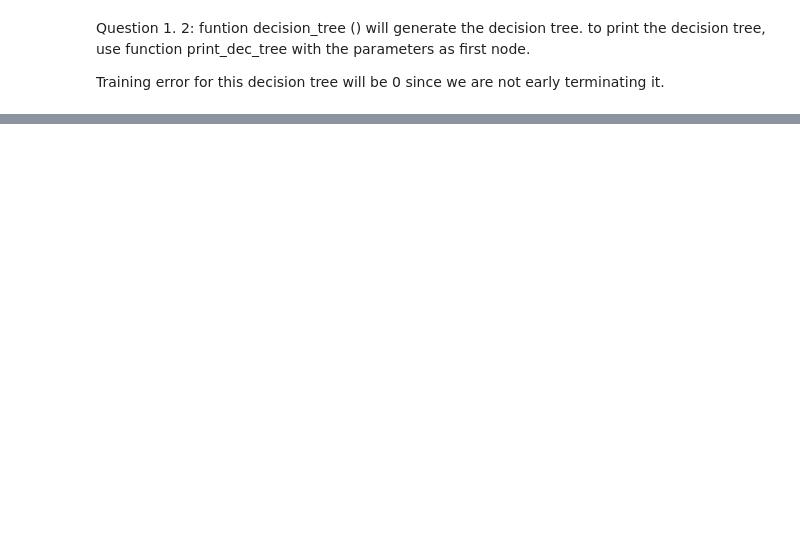
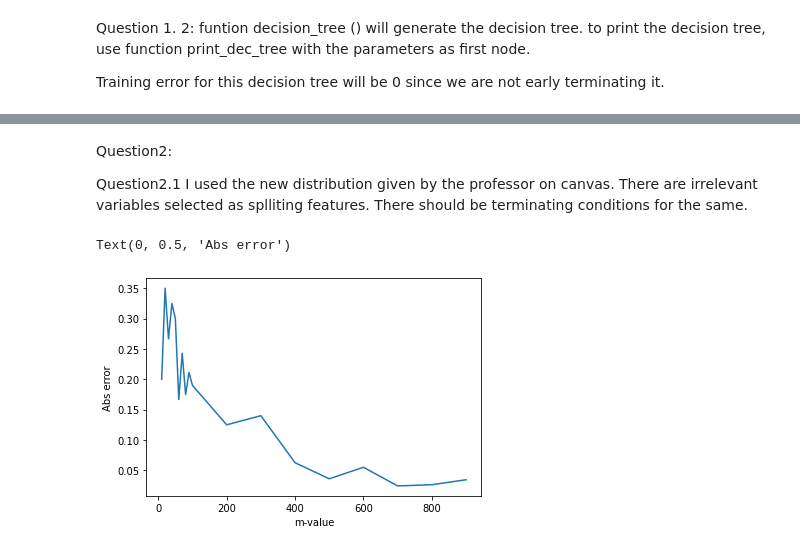
Before and after one commit to laxmanpottimuthi/ml_algos, a Jupyter notebook: Decesion_tree_implementation.ipynb, the cells around one changed output, grey strips where cells are left out. Drawn from its saved outputs; the diff is of its cells as text; code cells hidden in the pictures; blank space fills up the shorter version.

```diff
--- a/Decesion_tree_implementation.ipynb
+++ b/Decesion_tree_implementation.ipynb
@@ -705,0 +507,5 @@ def decision_tree_sample_size(data_set, labels, feature_vec,sample_size):
+# %% [markdown]
+Question2:
+
+Question2.1
+I used the new distribution given by the professor on canvas. There are irrelevant variables selected as splliting features. There should be terminating conditions for the same.
@@ -705,0 +598,48 @@ def decision_tree_sample_size(data_set, labels, feature_vec,sample_size):
+# %%
+def get_m_list_21(x,y):
+    m1 = list(range(10,100,10))
+    m2 = list(range(100,1000,100))
+    m3 = []#list(range(1000,10000,1000))
+    m_list = m1 + m2 + m3
+    return m_list
+
+#Calculating average error for the trained data
+def avg_error_per_m_2(k=16):
+    error = []
+    m_list = []
+    predicted_labels = []
+
+    m_list = get_m_list_21(100,10000)
+
+    for m in m_list:
+
+        train_data_set, train_labels = create_training_data_2(k,m)
+        train_feature_vec = list(range(0,k))
+        node_train,_ = decision_tree_2(train_data_set,train_labels,train_feature_vec)
+        train_pred_labels = []
+        for r in range(0,m):
+            node_train_copy = copy.deepcopy(node_train)
+            train_pred_labels.append(find_decision(train_data_set[r],node_train_copy))
+        train_error = get_error(train_labels,train_pred_labels)
+        if train_error != 0:
+            print("Error occured. Training error should be zero for m is ",m," /n")
+
+        data_set, labels = create_training_data_2(k,m)
+        predicted_labels = []
+        for r in range(0,m):
+            node_test_copy = copy.deepcopy(node_train)
+            predicted_labels.append(find_decision(data_set[r],node_test_copy))
+        test_error = get_error(labels,predicted_labels)
+        abs_error = abs(train_error-test_error)
+        error.append(abs_error)
+    return sum(error)/len(m_list), error, m_list
+
+
+avg_typical_error, abs_error, m_list= avg_error_per_m_2()
+#plotting the graph for all iterations
+plt.plot(m_list,abs_error)
+plt.xlabel("m-value")
+plt.ylabel("Abs error")
+# %% [output]
+Text(0, 0.5, 'Abs error')
+[figure, added]
```
Also changed, not shown: parts of 62 cells of this notebook.
